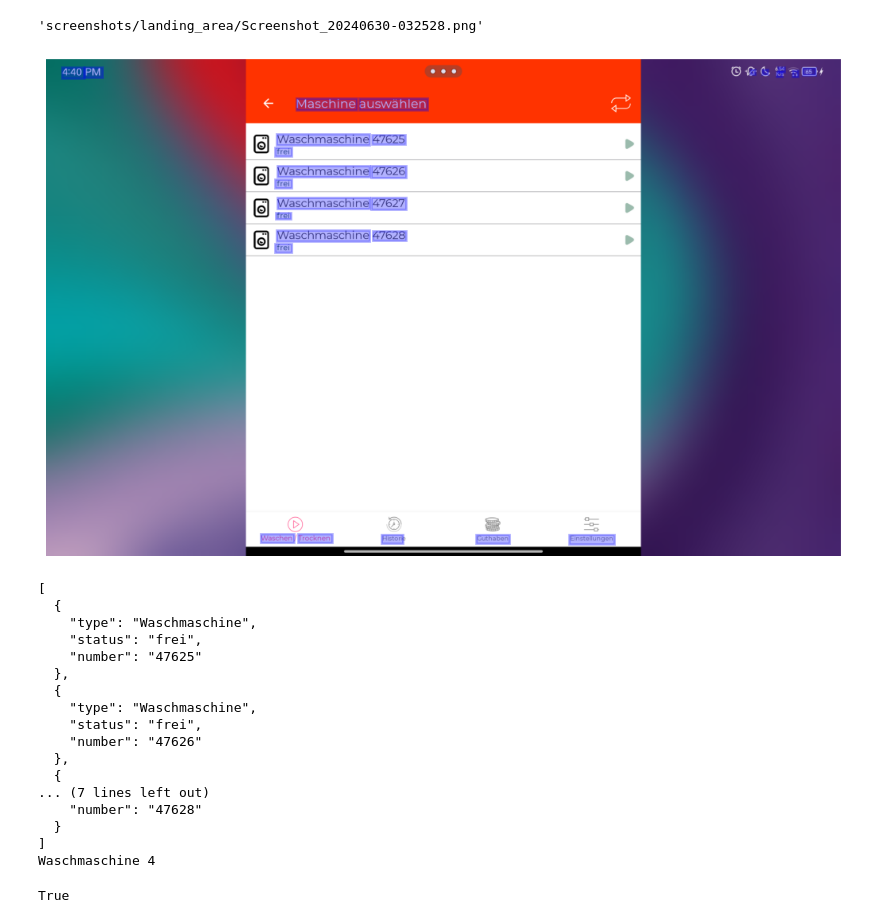
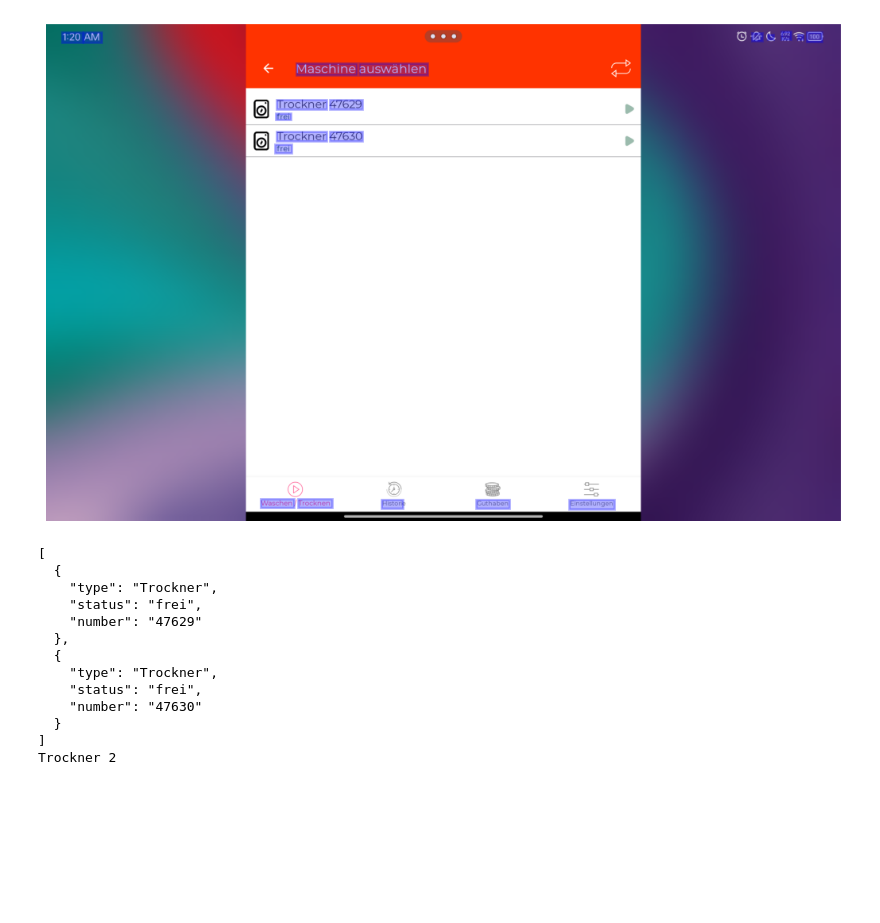
Before and after one commit to krugergui/washing_machines_usage, a Jupyter notebook: src/OCR/ocr_reader.ipynb, the cells around one changed output. Saved outputs shown, nothing was run; the diff lists cells and outputs as text; code cells hidden in the pictures; blank space fills up the shorter version.

```diff
--- a/src/OCR/ocr_reader.ipynb
+++ b/src/OCR/ocr_reader.ipynb
@@ -15,7 +15,3 @@ files = [screenshots_dir + f for f in os.listdir(screenshots_dir)]
 model = ocr_predictor(
     det_arch="db_mobilenet_v3_large", reco_arch="crnn_mobilenet_v3_large", pretrained=True
 )
-# %%
-files[0]
-# %% [output]
-'screenshots/landing_area/Screenshot_20240630-032528.png'
@@ -25,5 +18,5 @@ os.rename(file, file.replace("landing_area", "processed"))
 # %%
-result = model(DocumentFile.from_images(rd.choice(files)))
+result = model(DocumentFile.from_images(files[0]))
 result.show()
 
 appliances = []
@@ -40,55 +33,45 @@ regex_applances_times = r".*\d{1}:\d{2}:\d{2}"
 
 for page in result.pages:
     for block in page.blocks:
         for line in block.lines:
             for word in line.words:
                 if word.value in list_appliances_types:
                     appliances_types.append(word.value)
                 if word.value in list_appliances_in_use:
                     appliances_status.append(word.value)
                 if re.search(regex_applances_numbers, word.value):
                     appliances_numbers.append(word.value)
                 if re.search(regex_applances_times, word.value):
                     appliances_times.append(word.value)
 
-for i in range(len(appliances_numbers)):
+for i in range(len(appliances_types)):
     appliances.append(
         {
             "type": appliances_types[i],
             "status": appliances_status[i],
             "number": appliances_numbers[i],
         }
     )
 
 for i in appliances:
     if i.get("status") in ["belegt", "Laufzeit:"]:
         i["time"] = appliances_times.pop(0)
 
-assert appliances_times == []
-
 print(json.dumps(appliances, indent=2))
 
 print(appliances[0]["type"], len(appliances))
 # %% [output]
-[figure, old version]
+[figure, new version]
 [
   {
-    "type": "Waschmaschine",
+    "type": "Trockner",
     "status": "frei",
-    "number": "47625"
+    "number": "47629"
   },
   {
-    "type": "Waschmaschine",
+    "type": "Trockner",
     "status": "frei",
-    "number": "47626"
-  },
-  {
-... (7 lines left out)
-    "number": "47628"
+    "number": "47630"
   }
 ]
-Waschmaschine 4
+Trockner 2
-# %%
-bool({"type": "asd"}.get("type"))
-# %% [output]
-True
```
Also changed, not shown: parts of 1 cell of this notebook, 2 other files.
